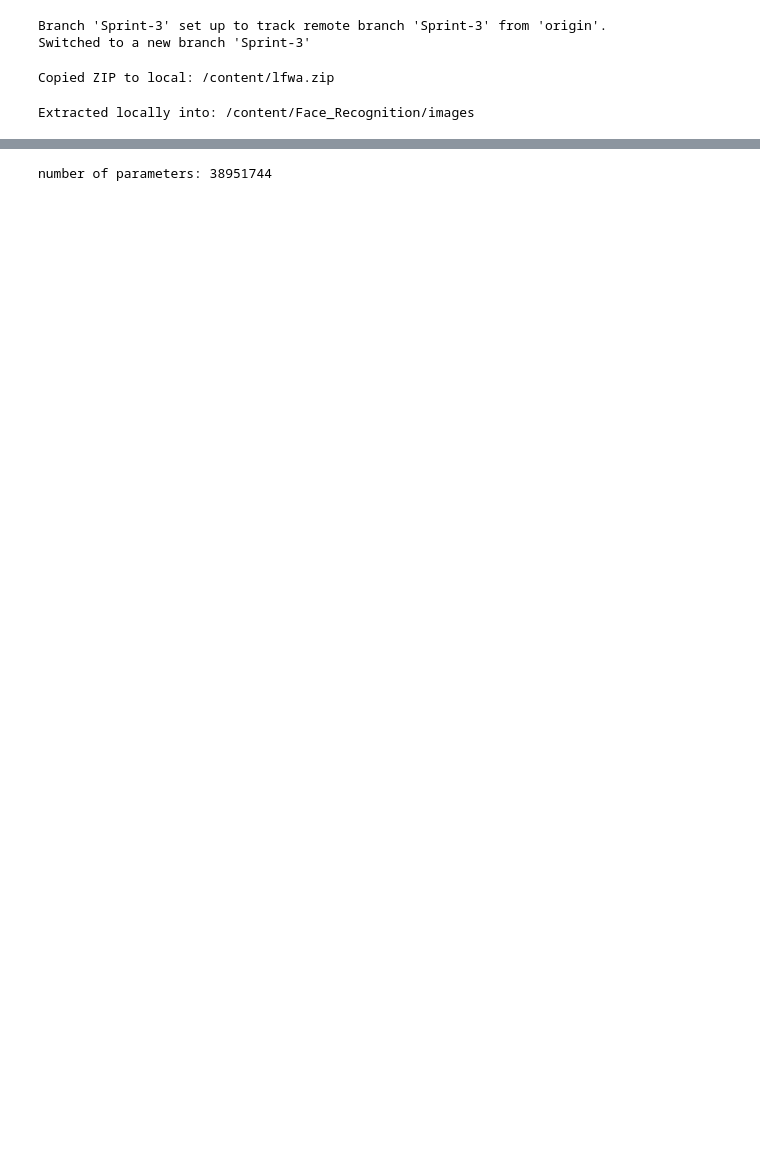
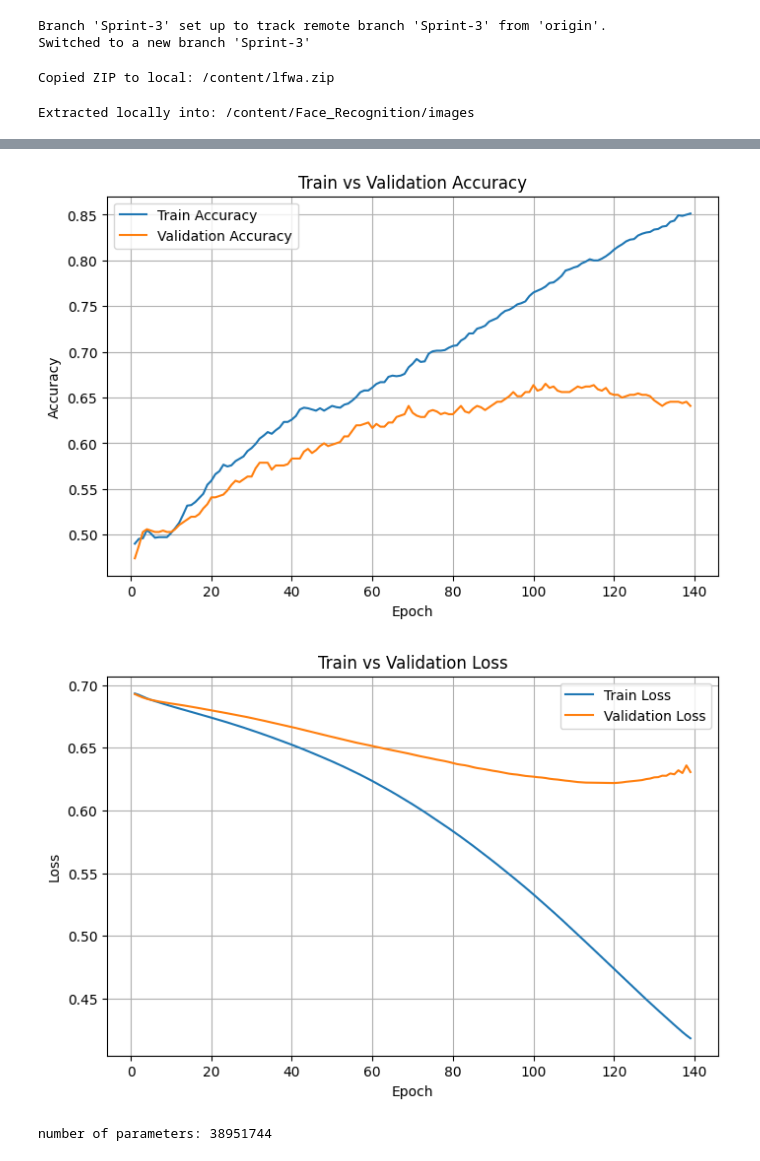
Before and after one commit to yehonatan768/Facial_Recognition, a Jupyter notebook: notebooks/run_collab.ipynb, the cells around one changed output, grey strips where cells are left out. Drawn from its saved outputs; the diff is of its cells as text; code cells hidden in the pictures; blank space fills up the shorter version.

```diff
--- a/notebooks/run_collab.ipynb
+++ b/notebooks/run_collab.ipynb
@@ -283,3 +258,49 @@ plt.show()
+# %%
+import json
+from pathlib import Path
+import matplotlib.pyplot as plt
+
+# Path to saved metrics
+metrics_path = Path("outputs/metrics.json")  # adjust if needed
+
+# Load metrics
+with open(metrics_path, "r") as f:
+    metrics = json.load(f)
+
+epochs = metrics["epoch"]
+train_loss = metrics["train_loss"]
+val_loss = metrics["val_loss"]
+train_acc = metrics["train_acc"]
+val_acc = metrics["val_acc"]
+
+# -------------------------
+# Plot Accuracy
+# -------------------------
+plt.figure(figsize=(8, 5))
+plt.plot(epochs, train_acc, label="Train Accuracy")
+plt.plot(epochs, val_acc, label="Validation Accuracy")
+plt.xlabel("Epoch")
+plt.ylabel("Accuracy")
+plt.title("Train vs Validation Accuracy")
+plt.legend()
+plt.grid(True)
+plt.show()
+
+# -------------------------
+# Plot Loss
+# -------------------------
+plt.figure(figsize=(8, 5))
+plt.plot(epochs, train_loss, label="Train Loss")
+plt.plot(epochs, val_loss, label="Validation Loss")
+plt.xlabel("Epoch")
+plt.ylabel("Loss")
+plt.title("Train vs Validation Loss")
+plt.legend()
+plt.grid(True)
+plt.show()
+# %% [output]
+[figure, added]
+[figure, added]
 # %%
 from src.models.siamese import PaperSiameseModel as model
 
```
Also changed, not shown: parts of 10 cells of this notebook, 1 other file.
